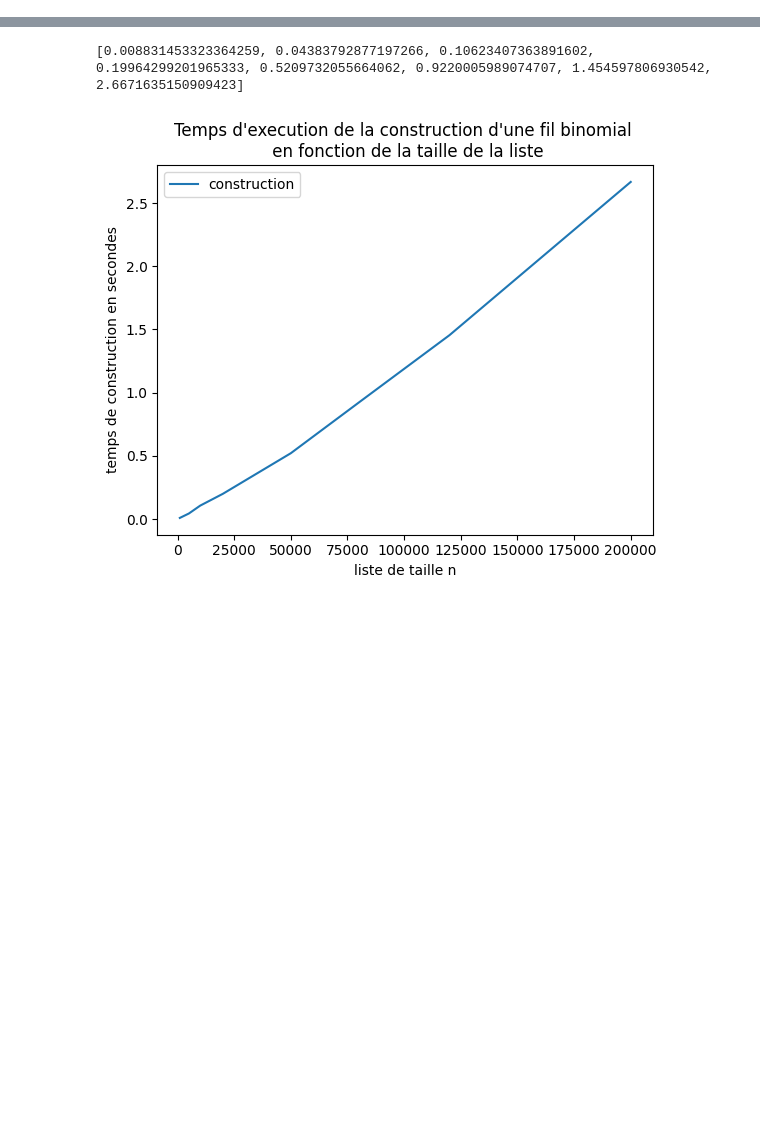
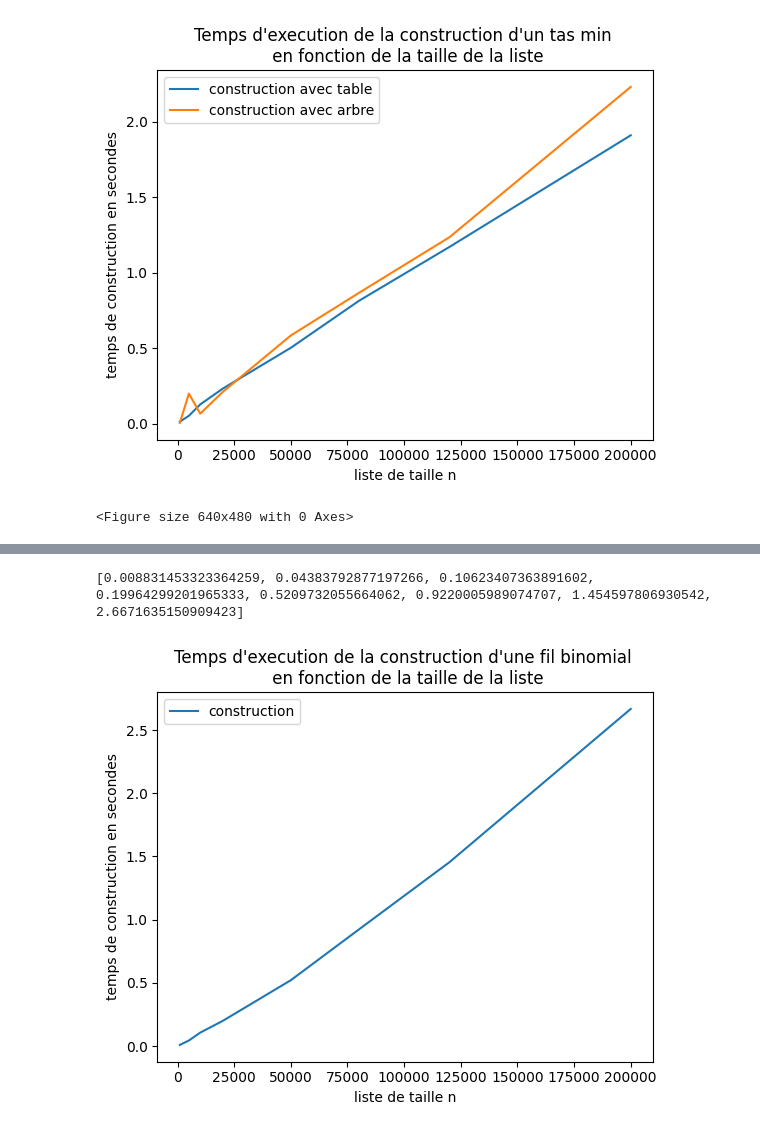
Before and after one commit to Freecs11/ALGAV_project, a Jupyter notebook: experimentations.ipynb, the cells around one changed output, grey strips where cells are left out. Drawn from its saved outputs; the diff is of its cells as text; code cells hidden in the pictures; blank space fills up the shorter version.

```diff
--- a/experimentations.ipynb
+++ b/experimentations.ipynb
@@ -6,2 +7,21 @@ import etude_exp as etude_exp
 # %%
 list_of_sizes = [1000, 5000 ,10000, 20000, 50000, 80000, 120000 ,200000]
+# %%
+list_of_times = minheapExperimentation.moyenne_temps_construction_table(list_of_sizes)
+list_of_times2 = minheapExperimentation.moyenne_temps_construction_tree(list_of_sizes)
+xlabel = "liste de taille n"
+ylabel = "temps de construction en secondes"
+titre = "Temps d'execution de la construction d'un tas min \n en fonction de la taille de la liste"
+label = "construction"
+plt.plot(list_of_sizes, list_of_times, label = "construction avec table")
+plt.plot(list_of_sizes, list_of_times2, label = "construction avec arbre")
+plt.xlabel(xlabel)
+plt.ylabel(ylabel)
+plt.title(titre)
+plt.legend()
+plt.savefig("experiments/comparaison_construction_tas.png")
+plt.show()
+plt.clf()
+# %% [output]
+[figure, added]
+<Figure size 640x480 with 0 Axes>
```
Also changed, not shown: parts of 6 cells of this notebook, 7 other files.
